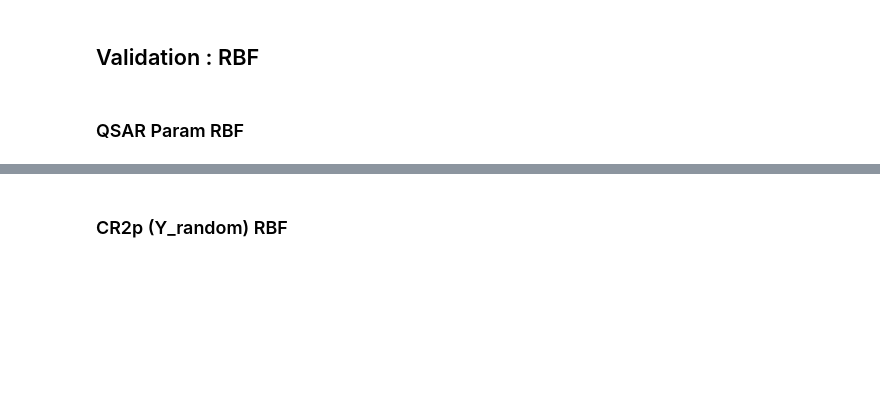
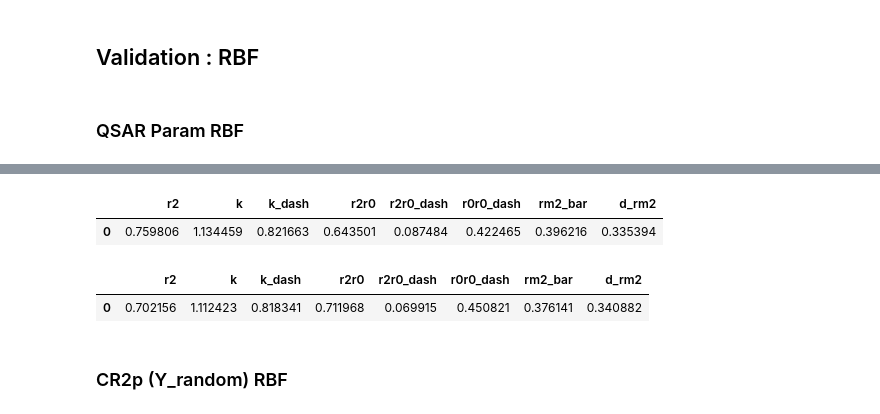
Before and after one commit to mfrizqi/FINAL_TA, a Jupyter notebook: all_united.ipynb, the cells around one changed output, grey strips where cells are left out. Cells and saved outputs as stored; diff of their text form; code cells hidden in the pictures; blank space fills up the shorter version.

```diff
--- a/all_united.ipynb
+++ b/all_united.ipynb
@@ -693,8 +689,8 @@ scale_x_train = scaler.transform(X_train)
 scale_x_test = scaler.transform(X_test)
 
 param_grid={
-            'C': 10,
-            'gamma': 'auto',
+            'C': 1,
+            'gamma': 'scale',
             'epsilon':0.1
 }
 
@@ -711,4 +707,4 @@ y_test_pred = model.predict(scale_x_test)
 q2_rbf = q2_loo(model, scale_x_train, y_train)
 
 # print RB Q2, Qsar_train, Qsar_test
-q2_rbf, pd.DataFrame(qsar_param(y_train, y_train_pred)), pd.DataFrame(qsar_param(y_test, y_test_pred))
+q2_rbf
@@ -715,3 +723,13 @@ q2_rbf, pd.DataFrame(qsar_param(y_train, y_train_pred)), pd.DataFrame(qsar_param
+# %%
+pd.DataFrame(qsar_param(y_train, y_train_pred))
+# %% [output]
+|  | r2 | k | k_dash | r2r0 | r2r0_dash | r0r0_dash | rm2_bar | d_rm2 |
+| 0 | 0.759806 | 1.134459 | 0.821663 | 0.643501 | 0.087484 | 0.422465 | 0.396216 | 0.335394 |
+# %%
+pd.DataFrame(qsar_param(y_test, y_test_pred))
+# %% [output]
+|  | r2 | k | k_dash | r2r0 | r2r0_dash | r0r0_dash | rm2_bar | d_rm2 |
+| 0 | 0.702156 | 1.112423 | 0.818341 | 0.711968 | 0.069915 | 0.450821 | 0.376141 | 0.340882 |
 # %% [markdown]
 ### CR2p (Y_random) RBF
 # %%
```
Also changed, not shown: parts of 16 cells of this notebook, 20 other files.
